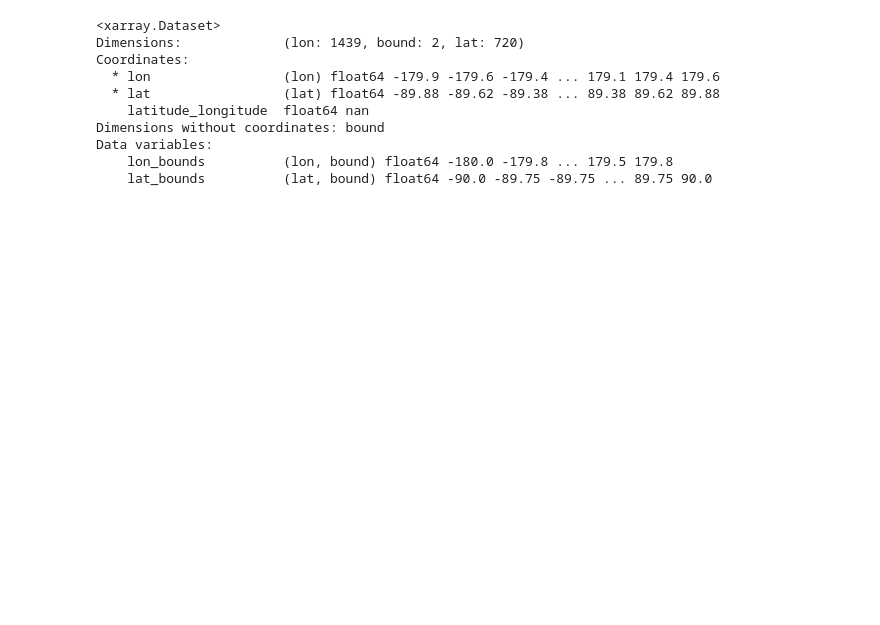
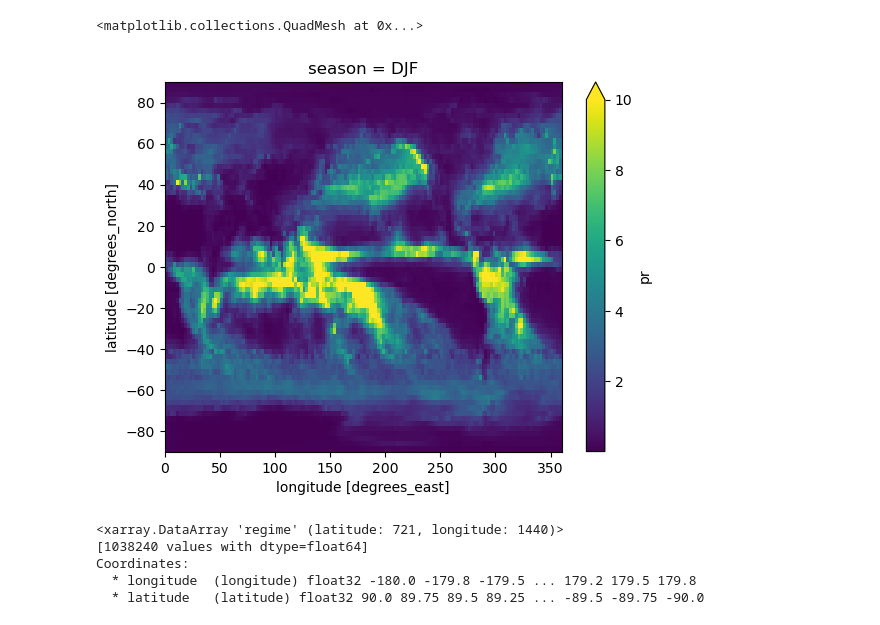
Before and after one commit to 21centuryweather/hk25-AusNode-TConvZones, a Jupyter notebook: notebooks/AS_01_mswep_rainfall_anlaysis.ipynb, the cells around one changed output. Drawn from its saved outputs; the diff is of its cells as text; code cells hidden in the pictures; blank space fills up the shorter version.

```diff
--- a/notebooks/AS_01_mswep_rainfall_anlaysis.ipynb
+++ b/notebooks/AS_01_mswep_rainfall_anlaysis.ipynb
@@ -31,17 +89,16 @@ mswep_oct_load.isel(time=0).plot(vmax=10)
+# %%
+(gpcp_seasonal.sel(season='DJF')*86400).plot(vmax=10)
+# %% [output]
+<matplotlib.collections.QuadMesh at 0x...>
+[figure, added]
+# %%
+era_regimes = xr.open_dataset('/g/data/if69/as8561/data/hk25-ConvZones/era_regimes.nc').regime
+era_regimes
+# %% [output]
+<xarray.DataArray 'regime' (latitude: 721, longitude: 1440)>
+[1038240 values with dtype=float64]
+Coordinates:
+  * longitude  (longitude) float32 -180.0 -179.8 -179.5 ... 179.2 179.5 179.8
+  * latitude   (latitude) float32 90.0 89.75 89.5 89.25 ... -89.5 -89.75 -90.0
 # %%
 import xesmf as xe
-# %%
-xe.util.cf_grid_2d(float(era_regimes.longitude[0]), float(era_regimes.longitude[-1]), float(era_regimes.longitude.diff('longitude')[1]),
-                   -float(era_regimes.latitude[0]), -float(era_regimes.latitude[-1]), -float(era_regimes.latitude.diff('latitude')[1])
-                   )
-# %% [output]
-<xarray.Dataset>
-Dimensions:             (lon: 1439, bound: 2, lat: 720)
-Coordinates:
-  * lon                 (lon) float64 -179.9 -179.6 -179.4 ... 179.1 179.4 179.6
-  * lat                 (lat) float64 -89.88 -89.62 -89.38 ... 89.38 89.62 89.88
-    latitude_longitude  float64 nan
-Dimensions without coordinates: bound
-Data variables:
-    lon_bounds          (lon, bound) float64 -180.0 -179.8 ... 179.5 179.8
-    lat_bounds          (lat, bound) float64 -90.0 -89.75 -89.75 ... 89.75 90.0
```
Also changed, not shown: parts of 26 cells of this notebook, 3 other files.
